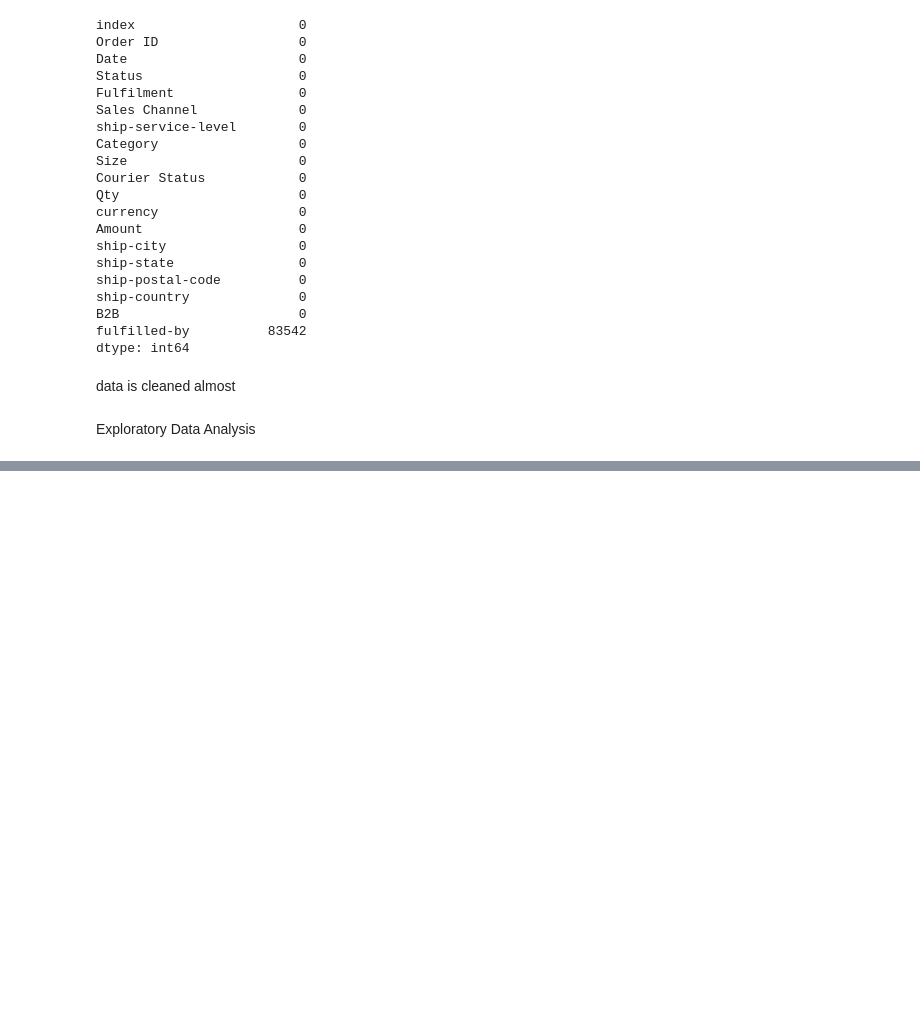
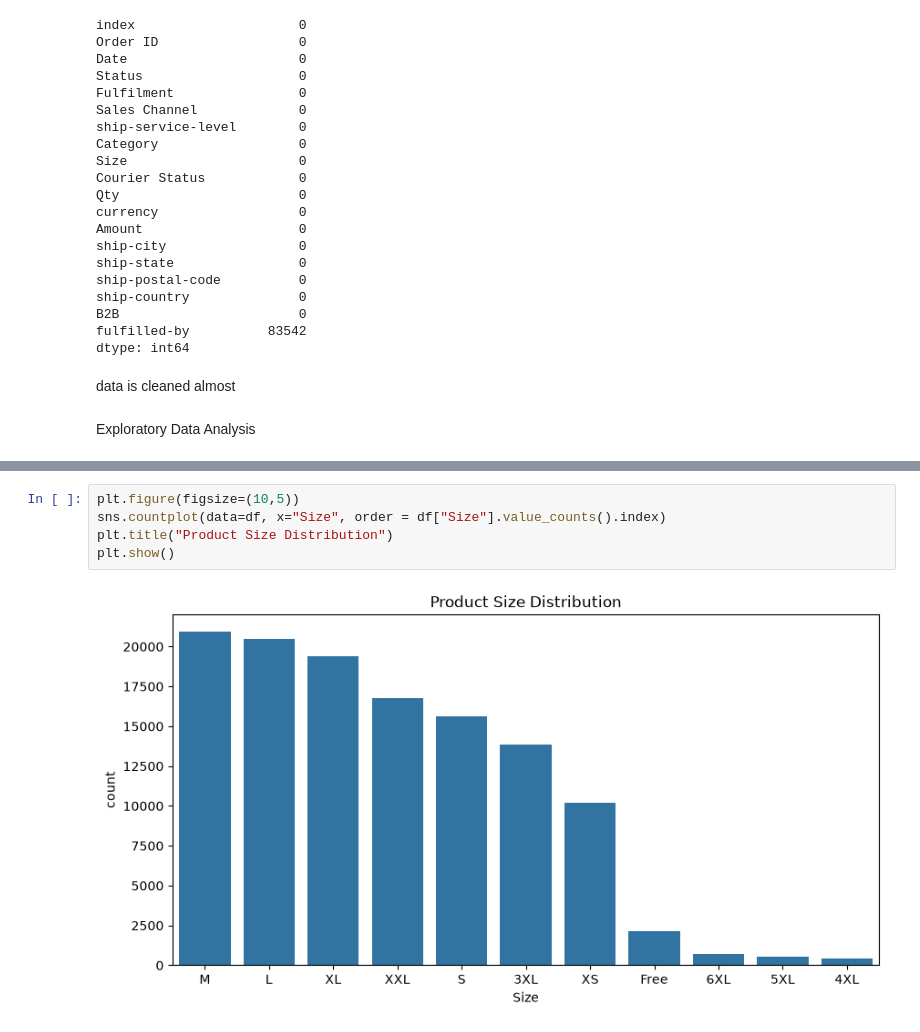
Before and after one commit to gaurvithakur/python-ds-learning, a Jupyter notebook: Projects/Amazon_Sales_Analysis/amazon_sales.ipynb, the cells around one changed output, grey strips where cells are left out. Drawn from its saved outputs; the diff is of its cells as text; blank space fills up the shorter version.

```diff
--- a/Projects/Amazon_Sales_Analysis/amazon_sales.ipynb
+++ b/Projects/Amazon_Sales_Analysis/amazon_sales.ipynb
@@ -186,0 +281,7 @@ Exploratory Data Analysis
+# %%
+plt.figure(figsize=(10,5))
+sns.countplot(data=df, x="Size", order = df["Size"].value_counts().index)
+plt.title("Product Size Distribution")
+plt.show()
+# %% [output]
+[figure, added]
```
Also changed, not shown: parts of 10 cells of this notebook.
